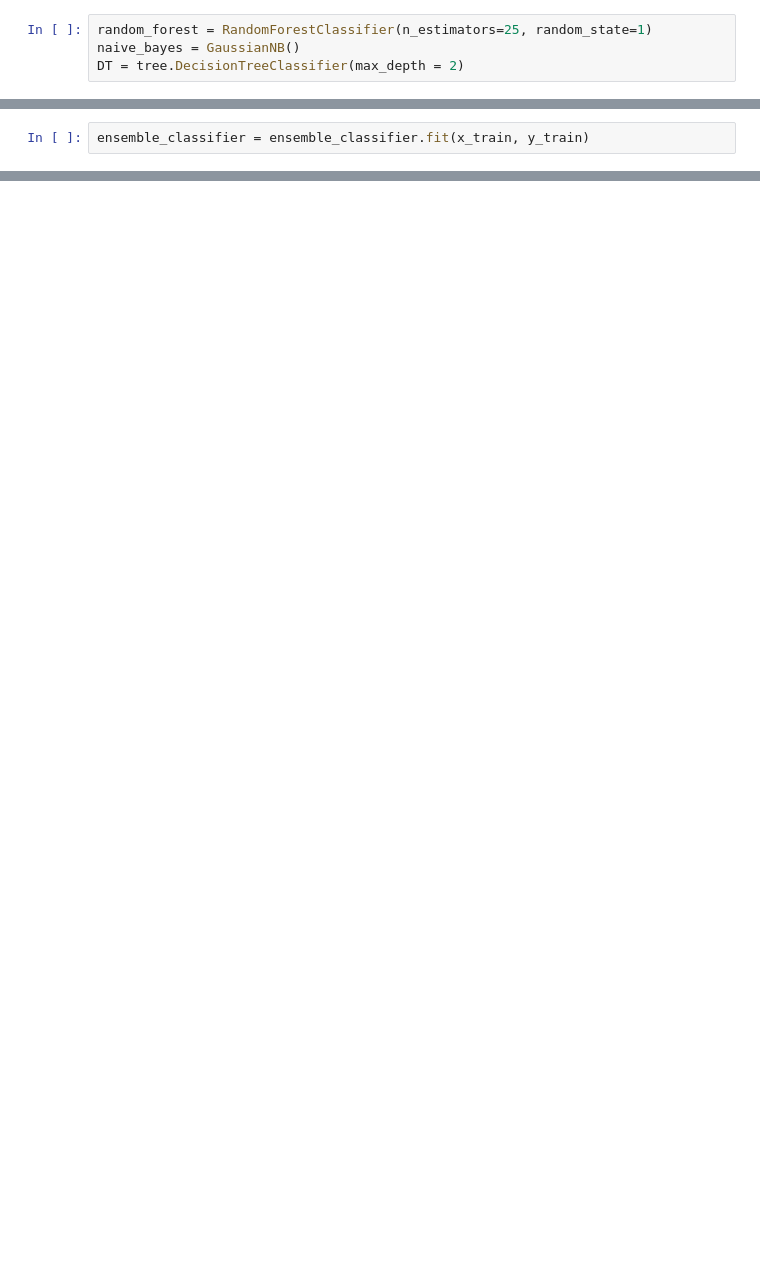
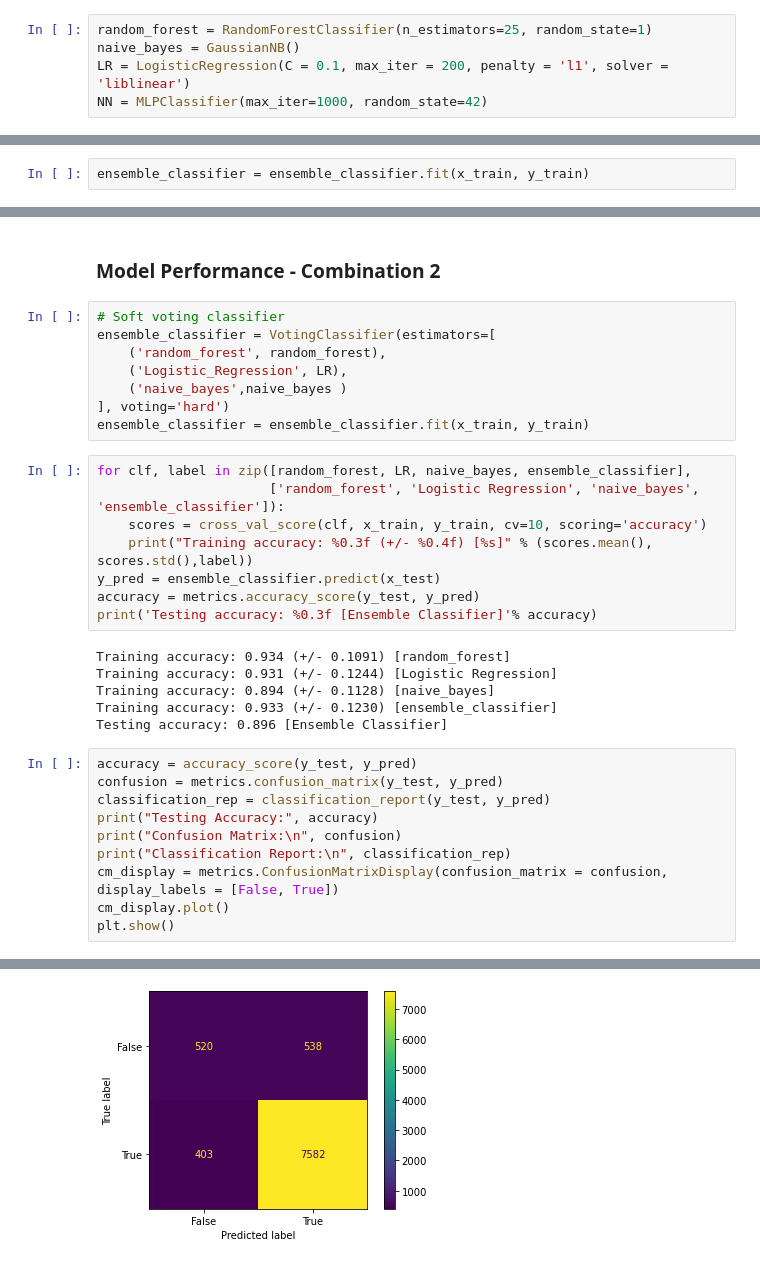
Before and after one commit to SamXu1018/DSA5101-Project, a Jupyter notebook: Ensemble_Method_model_v3.ipynb, the cells around one changed output, grey strips where cells are left out. Drawn from its saved outputs; the diff is of its cells as text; blank space fills up the shorter version.

```diff
--- a/Ensemble_Method_model_v3.ipynb
+++ b/Ensemble_Method_model_v3.ipynb
@@ -59,7 +59,8 @@ y_test = test_data[test_data.columns[-1]]
 # %%
 random_forest = RandomForestClassifier(n_estimators=25, random_state=1)
 naive_bayes = GaussianNB()
-DT = tree.DecisionTreeClassifier(max_depth = 2)
+LR = LogisticRegression(C = 0.1, max_iter = 200, penalty = 'l1', solver = 'liblinear')
+NN = MLPClassifier(max_iter=1000, random_state=42)
 # %% [markdown]
 ## 1. Ensemble Method - Gradient Boosting for Classification
 #### Gradient Boosting is a powerful ensemble machine learning technique used for both classification and regression tasks. It is a sequential, additive modeling technique that builds an ensemble of weak learners (usually decision trees) to create a strong predictive model. Gradient Boosting is known for its high predictive accuracy and flexibility.
@@ -450,0 +426,35 @@ weighted avg       0.89      0.89      0.89      9043
+# %% [markdown]
+### Model Performance - Combination 2
+# %%
+# Soft voting classifier
+ensemble_classifier = VotingClassifier(estimators=[
+    ('random_forest', random_forest),
+    ('Logistic_Regression', LR),
+    ('naive_bayes',naive_bayes )
+], voting='hard')
+ensemble_classifier = ensemble_classifier.fit(x_train, y_train)
+# %%
+for clf, label in zip([random_forest, LR, naive_bayes, ensemble_classifier],
+                      ['random_forest', 'Logistic Regression', 'naive_bayes', 'ensemble_classifier']):
+    scores = cross_val_score(clf, x_train, y_train, cv=10, scoring='accuracy')
+    print("Training accuracy: %0.3f (+/- %0.4f) [%s]" % (scores.mean(), scores.std(),label))
+y_pred = ensemble_classifier.predict(x_test)
+accuracy = metrics.accuracy_score(y_test, y_pred)
+print('Testing accuracy: %0.3f [Ensemble Classifier]'% accuracy)
+# %% [output]
+Training accuracy: 0.934 (+/- 0.1091) [random_forest]
+Training accuracy: 0.931 (+/- 0.1244) [Logistic Regression]
+Training accuracy: 0.894 (+/- 0.1128) [naive_bayes]
+Training accuracy: 0.933 (+/- 0.1230) [ensemble_classifier]
+Testing accuracy: 0.896 [Ensemble Classifier]
+# %%
+accuracy = accuracy_score(y_test, y_pred)
+confusion = metrics.confusion_matrix(y_test, y_pred)
+classification_rep = classification_report(y_test, y_pred)
+print("Testing Accuracy:", accuracy)
+print("Confusion Matrix:\n", confusion)
+print("Classification Report:\n", classification_rep)
+cm_display = metrics.ConfusionMatrixDisplay(confusion_matrix = confusion, display_labels = [False, True])
+cm_display.plot()
+plt.show()
+# %% [output]
@@ -450,0 +474 @@ weighted avg       0.89      0.89      0.89      9043
+[figure, added]
```
Also changed, not shown: parts of 9 cells of this notebook.
